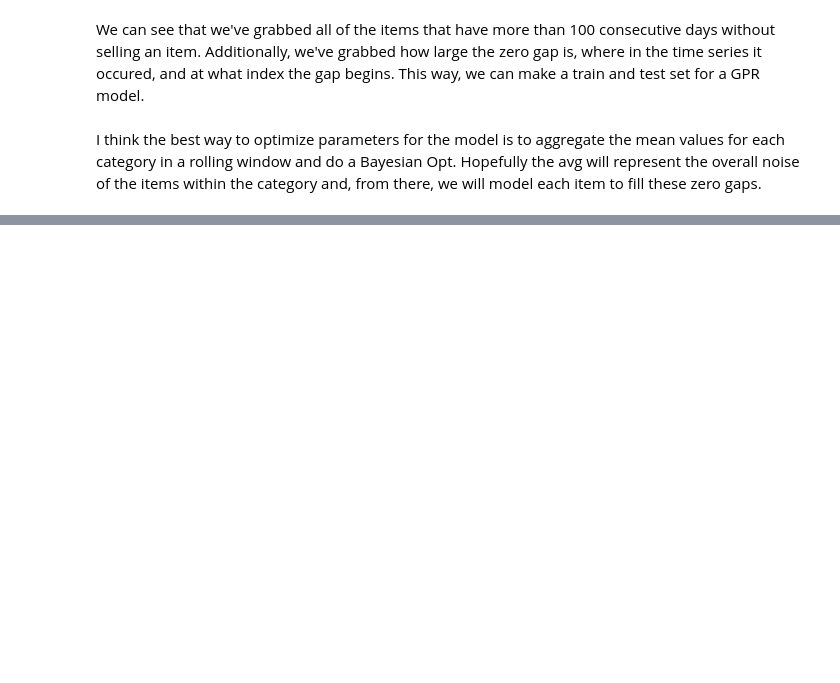
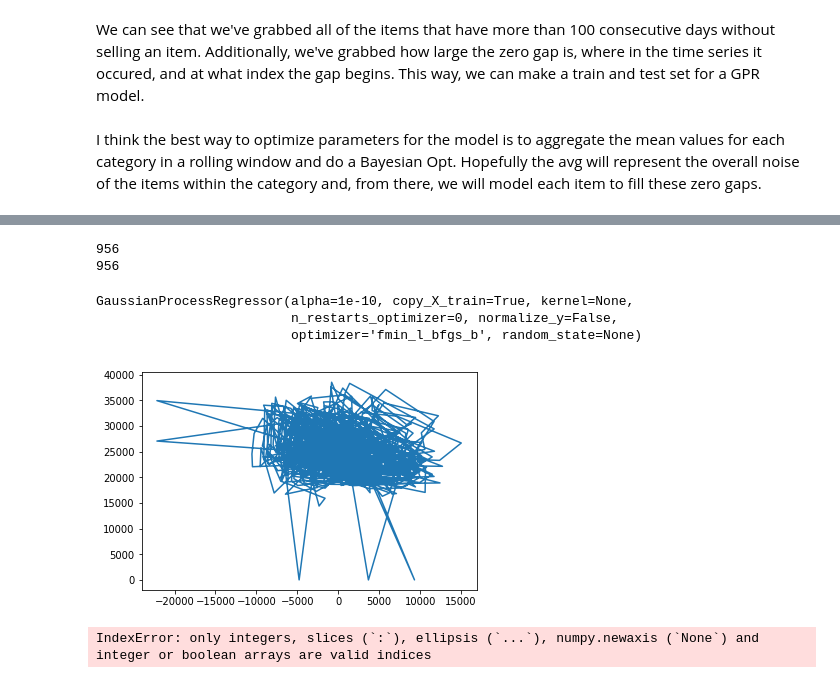
Before and after one commit to Luke-Gray/M5-Accuracy, a Jupyter notebook: Zero Gaps and Intermittent Demand.ipynb, the cells around one changed output, grey strips where cells are left out. Drawn from its saved outputs; the diff is of its cells as text; code cells hidden in the pictures; blank space fills up the shorter version.

```diff
--- a/Zero Gaps and Intermittent Demand.ipynb
+++ b/Zero Gaps and Intermittent Demand.ipynb
@@ -101,0 +124,38 @@ I think the best way to optimize parameters for the model is to aggregate the me
+# %%
+from sklearn.gaussian_process import GaussianProcessRegressor
+from hyperopt import rand, tpe
+from hyperopt import Trials
+
+X = cat_totals[:int(len(cat_totals)*.5)].reshape(-1, 1)
+y = cat_totals[int(len(cat_totals)*.5):].reshape(-1, 1)
+y = y[1:]
+
+tpe_algo = tpe.suggest
+tpe_trials = Trials()
+
+print(X.shape[0])
+print(y.shape[0])
+# %% [output]
+956
+956
+# %%
+from numpy.random import normal
+
+def objective(Y, noise=0.1):
+	noise = normal(loc=0, scale=noise)
+	return Y + noise
+# %%
+X = X - X.mean()
+
+y = [objective(Y, 0) for Y in y]
+
+X = np.array(X).reshape(len(X), 1)
+y = np.array(y).reshape(len(y), 1)
+# %%
+gp = GaussianProcessRegressor()
+
+gp.fit(X,y)
+# %% [output]
+GaussianProcessRegressor(alpha=1e-10, copy_X_train=True, kernel=None,
+                         n_restarts_optimizer=0, normalize_y=False,
+                         optimizer='fmin_l_bfgs_b', random_state=None)
@@ -101,0 +196,40 @@ I think the best way to optimize parameters for the model is to aggregate the me
+# %%
+from numpy.random import normal
+from numpy.random import random
+from scipy.stats import norm
+from warnings import catch_warnings
+from warnings import simplefilter
+# plot real observations vs surrogate function
+def plot(X, y, model):
+	# scatter plot of inputs and real objective function
+	plt.plot(X, y)
+	plt.show()
+
+model = GaussianProcessRegressor()
+# fit the model
+model.fit(X, y)
+# plot before hand
+plot(X, y, model)
+# perform the optimization process
+for i in range(100):
+	# select the next point to sample
+	x = opt_acquisition(X, y, model)
+	# sample the point
+	actual = objective(x)
+	# summarize the finding
+	est, _ = surrogate(model, [[x]])
+	print('>x=%.3f, f()=%3f, actual=%.3f' % (x, est, actual))
+	# add the data to the dataset
+	X = vstack((X, [[x]]))
+	y = vstack((y, [[actual]]))
+	# update the model
+	model.fit(X, y)
+
+
+plot(X, y, model)
+# best result
+ix = max(y)
+print('Best Result: x=%.3f, y=%.3f' % (X[ix], y[ix]))
+# %% [output]
+[figure, added]
+IndexError: only integers, slices (`:`), ellipsis (`...`), numpy.newaxis (`None`) and integer or boolean arrays are valid indices
```
Also changed, not shown: parts of 10 cells of this notebook, 1 other file.
